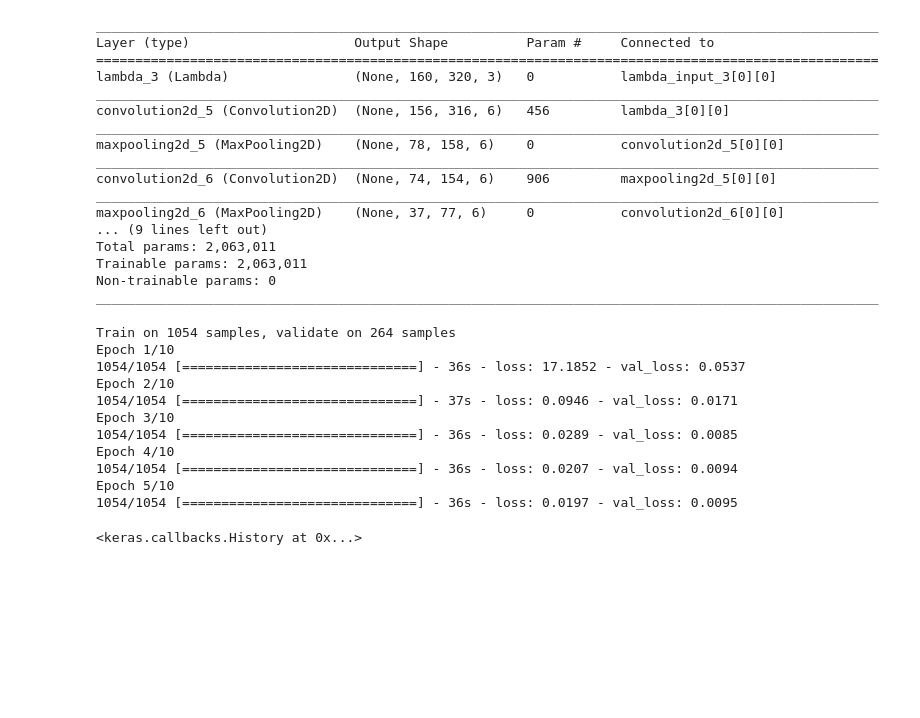
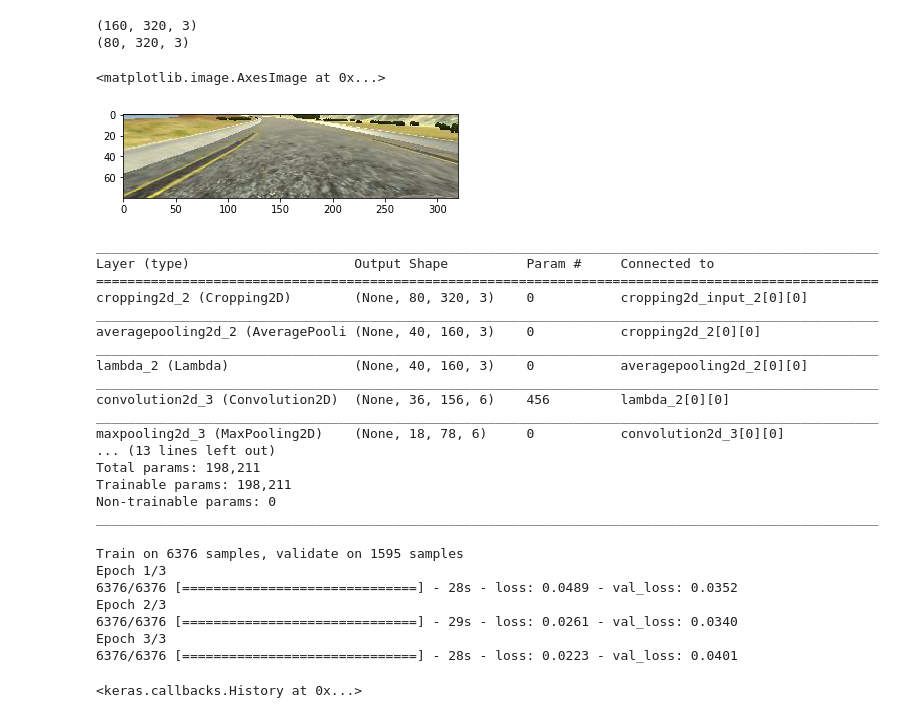
Before and after one commit to ramseykhalaf/CarND-Behavioral-Cloning-P3, a Jupyter notebook: model.ipynb, the cells around one changed output. Saved outputs shown, nothing was run; the diff lists cells and outputs as text; code cells hidden in the pictures; blank space fills up the shorter version.

```diff
--- a/model.ipynb
+++ b/model.ipynb
@@ -40,6 +74,19 @@ plt.imshow(img)
+# %%
+img = train_X[1,:,:,:]
+print(img.shape)
+print(img[60:-20, :].shape)
+plt.imshow(img[60:-20, :])
+# %% [output]
+(160, 320, 3)
+(80, 320, 3)
+<matplotlib.image.AxesImage at 0x...>
+[figure, added]
 # %%
 model = Sequential()
-model.add(Lambda(lambda x: (x / 255.0) - 0.5, input_shape=(160,320,3)))
+
+model.add(Cropping2D(cropping=((60, 20), (0, 0)), input_shape=(160,320,3)))
+model.add(keras.layers.AveragePooling2D())
+model.add(Lambda(lambda x: (x / 255.0) - 0.5))
 model.add(keras.layers.Convolution2D(6, 5, 5, activation='relu'))
 model.add(keras.layers.MaxPooling2D())
 model.add(keras.layers.Convolution2D(6, 5, 5, activation='relu'))
@@ -55,36 +102,33 @@ model.summary()
 ____________________________________________________________________________________________________
 Layer (type)                     Output Shape          Param #     Connected to
 ====================================================================================================
-lambda_3 (Lambda)                (None, 160, 320, 3)   0           lambda_input_3[0][0]
+cropping2d_2 (Cropping2D)        (None, 80, 320, 3)    0           cropping2d_input_2[0][0]
 ____________________________________________________________________________________________________
-convolution2d_5 (Convolution2D)  (None, 156, 316, 6)   456         lambda_3[0][0]
+averagepooling2d_2 (AveragePooli (None, 40, 160, 3)    0           cropping2d_2[0][0]
 ____________________________________________________________________________________________________
-maxpooling2d_5 (MaxPooling2D)    (None, 78, 158, 6)    0           convolution2d_5[0][0]
+lambda_2 (Lambda)                (None, 40, 160, 3)    0           averagepooling2d_2[0][0]
 ____________________________________________________________________________________________________
-convolution2d_6 (Convolution2D)  (None, 74, 154, 6)    906         maxpooling2d_5[0][0]
+convolution2d_3 (Convolution2D)  (None, 36, 156, 6)    456         lambda_2[0][0]
 ____________________________________________________________________________________________________
-maxpooling2d_6 (MaxPooling2D)    (None, 37, 77, 6)     0           convolution2d_6[0][0]
-... (9 lines left out)
-Total params: 2,063,011
-Trainable params: 2,063,011
+maxpooling2d_3 (MaxPooling2D)    (None, 18, 78, 6)     0           convolution2d_3[0][0]
+... (13 lines left out)
+Total params: 198,211
+Trainable params: 198,211
 Non-trainable params: 0
 ____________________________________________________________________________________________________
 # %%
 early_stop = keras.callbacks.EarlyStopping(monitor='val_loss', min_delta=0, patience=0, verbose=0, mode='auto')
 
-model.fit(train_X, train_y, validation_split=0.2, shuffle=True, callbacks=[early_stop])
+# model.fit(train_X, train_y, validation_split=0.2, shuffle=True, callbacks=[early_stop])
+model.fit(train_X, train_y, validation_split=0.2, shuffle=True, nb_epoch=3)
 # %% [output]
-Train on 1054 samples, validate on 264 samples
-Epoch 1/10
-1054/1054 [==============================] - 36s - loss: 17.1852 - val_loss: 0.0537
-Epoch 2/10
-1054/1054 [==============================] - 37s - loss: 0.0946 - val_loss: 0.0171
-Epoch 3/10
-1054/1054 [==============================] - 36s - loss: 0.0289 - val_loss: 0.0085
-Epoch 4/10
-1054/1054 [==============================] - 36s - loss: 0.0207 - val_loss: 0.0094
-Epoch 5/10
-1054/1054 [==============================] - 36s - loss: 0.0197 - val_loss: 0.0095
+Train on 6376 samples, validate on 1595 samples
+Epoch 1/3
+6376/6376 [==============================] - 28s - loss: 0.0489 - val_loss: 0.0352
+Epoch 2/3
+6376/6376 [==============================] - 29s - loss: 0.0261 - val_loss: 0.0340
+Epoch 3/3
+6376/6376 [==============================] - 28s - loss: 0.0223 - val_loss: 0.0401
 <keras.callbacks.History at 0x...>
 # %%
 model.save('model3.h5')
```
Also changed, not shown: parts of 5 cells of this notebook, 3 other files.
